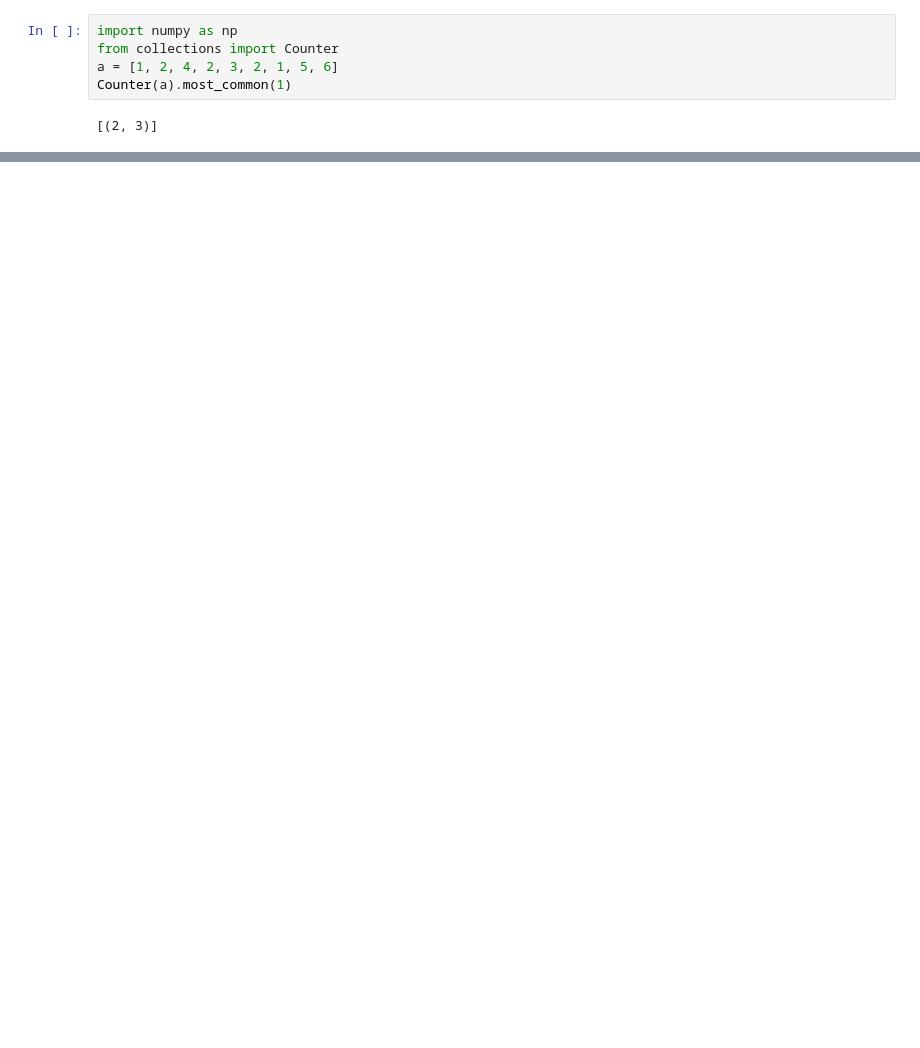
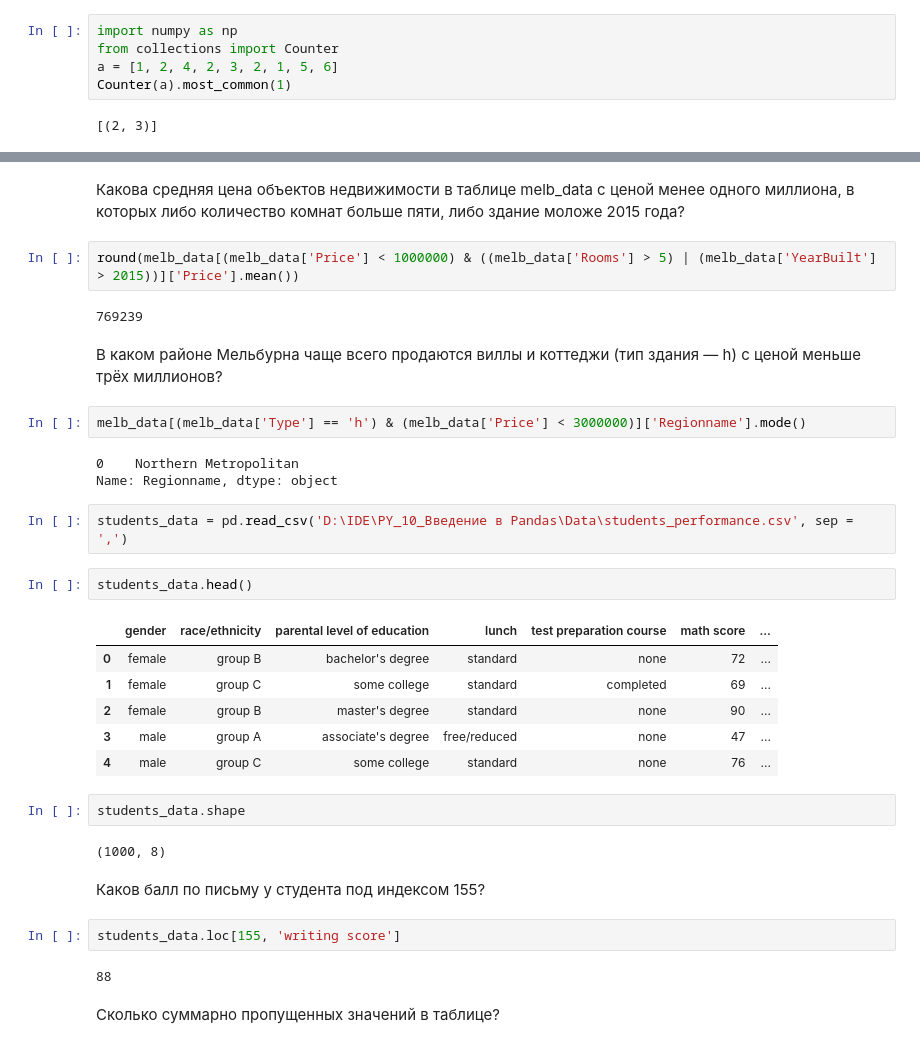
Before and after one commit to Xeniabestlook/sf_training, a Jupyter notebook: PY_10_Введение в Pandas/checkpoints/file_1.ipynb, the cells around one changed output, grey strips where cells are left out. Saved outputs shown, nothing was run; the diff lists cells and outputs as text; blank space fills up the shorter version.

```diff
--- a/PY_10_Введение в Pandas/checkpoints/file_1.ipynb
+++ b/PY_10_Введение в Pandas/checkpoints/file_1.ipynb
@@ -501,0 +686,36 @@ Counter(a).most_common(1)
+# %% [markdown]
+Какова средняя цена объектов недвижимости в таблице melb_data с ценой менее одного миллиона, в которых либо количество комнат больше пяти, либо здание моложе 2015 года?
+# %%
+round(melb_data[(melb_data['Price'] < 1000000) & ((melb_data['Rooms'] > 5) | (melb_data['YearBuilt'] > 2015))]['Price'].mean())
+# %% [output]
+769239
+# %% [markdown]
+В каком районе Мельбурна чаще всего продаются виллы и коттеджи (тип здания — h) с ценой меньше трёх миллионов?
+# %%
+melb_data[(melb_data['Type'] == 'h') & (melb_data['Price'] < 3000000)]['Regionname'].mode()
+# %% [output]
+0    Northern Metropolitan
+Name: Regionname, dtype: object
+# %%
+students_data = pd.read_csv('D:\IDE\PY_10_Введение в Pandas\Data\students_performance.csv', sep = ',')
+# %%
+students_data.head()
+# %% [output]
+|  | gender | race/ethnicity | parental level of education | lunch | test preparation course | math score | ... |
+| 0 | female | group B | bachelor's degree | standard | none | 72 | ... |
+| 1 | female | group C | some college | standard | completed | 69 | ... |
+| 2 | female | group B | master's degree | standard | none | 90 | ... |
+| 3 | male | group A | associate's degree | free/reduced | none | 47 | ... |
+| 4 | male | group C | some college | standard | none | 76 | ... |
+# %%
+students_data.shape
+# %% [output]
+(1000, 8)
+# %% [markdown]
+Каков балл по письму у студента под индексом 155?
+# %%
+students_data.loc[155, 'writing score']
+# %% [output]
+88
+# %% [markdown]
+Сколько суммарно пропущенных значений в таблице?
```
Also changed, not shown: parts of 43 cells of this notebook, 3 other files.
